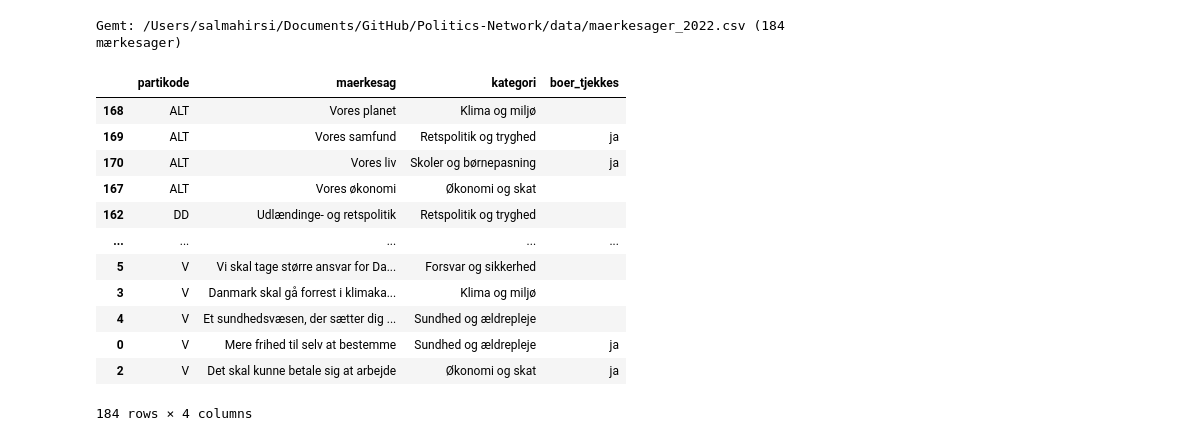
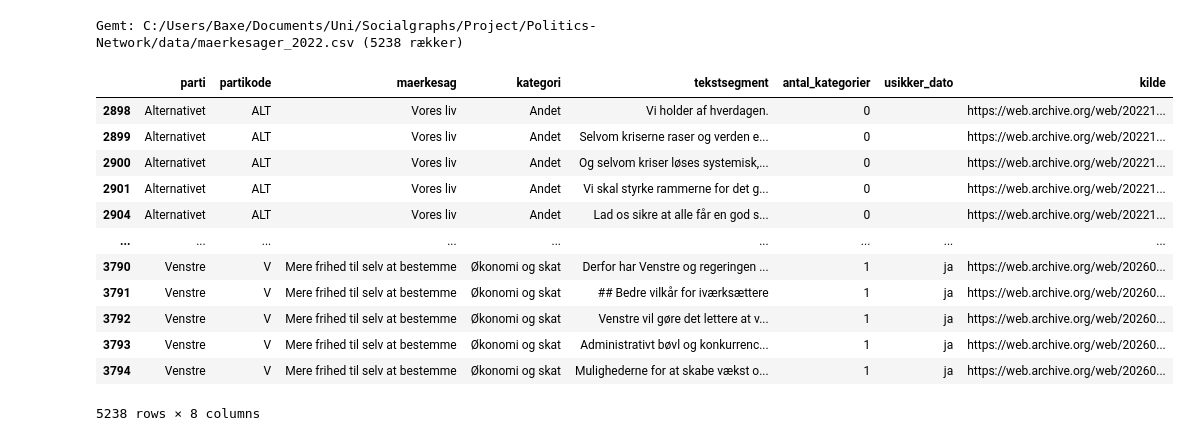
Before and after one commit to Signedue/Politics-Network, a Jupyter notebook: notebooks/mærkesager.ipynb, the cells around one changed output. Cells and saved outputs as stored; diff of their text form; code cells hidden in the pictures.

```diff
--- a/notebooks/mærkesager.ipynb
+++ b/notebooks/mærkesager.ipynb
@@ -127,39 +329,41 @@ fig.tight_layout(); fig.savefig(DATA + "fig_maerkesager_pr_parti.png", dpi=160);
 # %%
-# ───────────── 5. Gem en læsbar CSV med alle mærkesager ─────────────
-def kort(tekst, n=300):
-    """De første ca. 300 tegn af teksten, uden at klippe midt i et ord."""
-    tekst = re.sub(r"\s+", " ", str(tekst)).lstrip("# ").strip()
-    return tekst if len(tekst) <= n else tekst[:n].rsplit(" ", 1)[0] + " …"
+# ───────────── Gem en læsbar CSV med klassificerede tekstsegmenter ─────────────
 
 oversigt = pd.DataFrame({
-    "parti":        mk["party"],
-    "partikode":    mk["party_code"],
-    "maerkesag":    mk["title"].str.strip(),
-    "kategori":     mk["kategori"],
-    "fundet_via":   mk["afgjort_af"],
-    "boer_tjekkes": mk["tjek"].map({True: "ja", False: ""}),
-    "usikker_dato": mk["usikker_dato"].map({True: "ja", False: ""}),
-    "tekst_uddrag": mk["text"].map(kort),
-    "kilde":        mk["archive_url"],
+    "parti": df_long["party"],
+    "partikode": df_long["party_code"],
+    "maerkesag": df_long["title"].str.strip(),
+    "kategori": df_long["kategori"],
+    "tekstsegment": df_long["sentence"],
+    "antal_kategorier": df_long["n_categories"],
+    "usikker_dato": df_long["usikker_dato"].map({True: "ja", False: ""}),
+    "kilde": df_long["document_id"].map(
+        mk.set_index("document_id")["archive_url"]
+    )
 }).sort_values(["partikode", "kategori", "maerkesag"])
 
-oversigt.to_csv(DATA + "maerkesager_2022.csv", sep=";", index=False, encoding="utf-8-sig")
-print(f"Gemt: {DATA}maerkesager_2022.csv ({len(oversigt)} mærkesager)")
+oversigt.to_csv(
+    DATA + "maerkesager_2022.csv",
+    sep=";",
+    index=False,
+    encoding="utf-8-sig"
+)
 
-pd.set_option("display.max_colwidth", 80)
-oversigt[["partikode", "maerkesag", "kategori", "boer_tjekkes"]]
+print(f"Gemt: {DATA}maerkesager_2022.csv ({len(oversigt)} rækker)")
+
+display(oversigt)
 # %% [output]
-Gemt: /Users/salmahirsi/Documents/GitHub/Politics-Network/data/maerkesager_2022.csv (184 mærkesager)
+Gemt: C:/Users/Baxe/Documents/Uni/Socialgraphs/Project/Politics-Network/data/maerkesager_2022.csv (5238 rækker)
-|  | partikode | maerkesag | kategori | boer_tjekkes |
-| 168 | ALT | Vores planet | Klima og miljø |  |
-| 169 | ALT | Vores samfund | Retspolitik og tryghed | ja |
-| 170 | ALT | Vores liv | Skoler og børnepasning | ja |
-| 167 | ALT | Vores økonomi | Økonomi og skat |  |
-| 162 | DD | Udlændinge- og retspolitik | Retspolitik og tryghed |  |
-| ... | ... | ... | ... | ... |
-| 5 | V | Vi skal tage større ansvar for Da... | Forsvar og sikkerhed |  |
-| 3 | V | Danmark skal gå forrest i klimaka... | Klima og miljø |  |
-| 4 | V | Et sundhedsvæsen, der sætter dig ... | Sundhed og ældrepleje |  |
-| 0 | V | Mere frihed til selv at bestemme | Sundhed og ældrepleje | ja |
-| 2 | V | Det skal kunne betale sig at arbejde | Økonomi og skat | ja |
+|  | parti | partikode | maerkesag | kategori | tekstsegment | antal_kategorier | usikker_dato | kilde |
+| 2898 | Alternativet | ALT | Vores liv | Andet | Vi holder af hverdagen. | 0 |  | https://web.archive.org/web/20221... |
+| 2899 | Alternativet | ALT | Vores liv | Andet | Selvom kriserne raser og verden e... | 0 |  | https://web.archive.org/web/20221... |
+| 2900 | Alternativet | ALT | Vores liv | Andet | Og selvom kriser løses systemisk,... | 0 |  | https://web.archive.org/web/20221... |
+| 2901 | Alternativet | ALT | Vores liv | Andet | Vi skal styrke rammerne for det g... | 0 |  | https://web.archive.org/web/20221... |
+| 2904 | Alternativet | ALT | Vores liv | Andet | Lad os sikre at alle får en god s... | 0 |  | https://web.archive.org/web/20221... |
+| ... | ... | ... | ... | ... | ... | ... | ... | ... |
+| 3790 | Venstre | V | Mere frihed til selv at bestemme | Økonomi og skat | Derfor har Venstre og regeringen ... | 1 | ja | https://web.archive.org/web/20260... |
+| 3791 | Venstre | V | Mere frihed til selv at bestemme | Økonomi og skat | ## Bedre vilkår for iværksættere | 1 | ja | https://web.archive.org/web/20260... |
+| 3792 | Venstre | V | Mere frihed til selv at bestemme | Økonomi og skat | Venstre vil gøre det lettere at v... | 1 | ja | https://web.archive.org/web/20260... |
+| 3793 | Venstre | V | Mere frihed til selv at bestemme | Økonomi og skat | Administrativt bøvl og konkurrenc... | 1 | ja | https://web.archive.org/web/20260... |
+| 3794 | Venstre | V | Mere frihed til selv at bestemme | Økonomi og skat | Mulighederne for at skabe vækst o... | 1 | ja | https://web.archive.org/web/20260... |
-184 rows × 4 columns
+5238 rows × 8 columns
```
Also changed, not shown: parts of 2 cells of this notebook, 12 other files.
